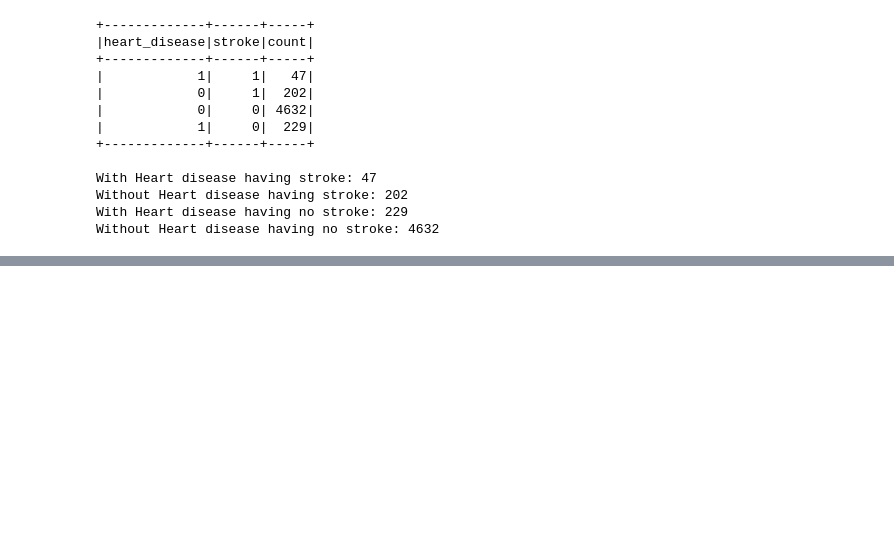
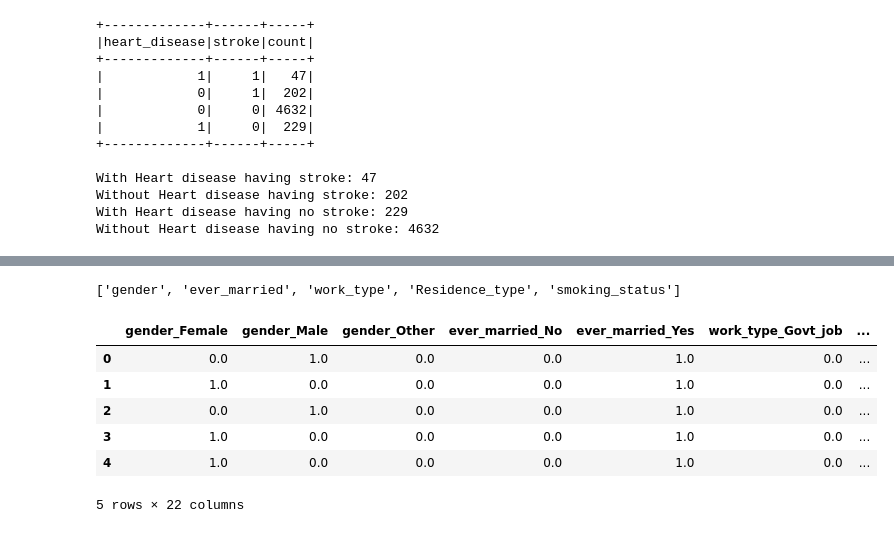
Before and after one commit to aishwaryakarki001/Stroke-Risk-Predictive-Analysis, a Jupyter notebook: stroke-risk-predictive-analysis.ipynb, the cells around one changed output, grey strips where cells are left out. Cells and saved outputs as stored; diff of their text form; code cells hidden in the pictures; blank space fills up the shorter version.

```diff
--- a/stroke-risk-predictive-analysis.ipynb
+++ b/stroke-risk-predictive-analysis.ipynb
@@ -289,0 +291,21 @@ plt.show()
+# %%
+number_of_risks = []
+
+for index, row in stroke_df.iterrows():
+    counter = 0
+    if row['avg_glucose_level'] >= 140:
+        counter += 1
+    if row['heart_disease'] == 1:
+        counter += 1
+    if row['hypertension'] == 1:
+        counter += 1
+    if row['smoking_status'] == 'smokes' or row['smoking_status'] == 'formerly smoked':
+        counter += 1
+    if row['bmi']>25:
+        counter += 1
+
+    number_of_risks.append(counter)
+
+stroke_df["number_of_risks"] = number_of_risks
+
+stroke_df.head()
@@ -289,0 +345,4 @@ plt.show()
+# %%
+list(stroke_df.dtypes[stroke_df.dtypes == "object"].index)
+# %% [output]
+['gender', 'ever_married', 'work_type', 'Residence_type', 'smoking_status']
@@ -289,0 +352,13 @@ plt.show()
+# %%
+encoded_df = pd.DataFrame(encoded_data, columns = encoder.get_feature_names_out(categorical_variables))
+
+# Display sample data
+encoded_df.head()
+# %% [output]
+|  | gender_Female | gender_Male | gender_Other | ever_married_No | ever_married_Yes | work_type_Govt_job | ... |
+| 0 | 0.0 | 1.0 | 0.0 | 0.0 | 1.0 | 0.0 | ... |
+| 1 | 1.0 | 0.0 | 0.0 | 0.0 | 1.0 | 0.0 | ... |
+| 2 | 0.0 | 1.0 | 0.0 | 0.0 | 1.0 | 0.0 | ... |
+| 3 | 1.0 | 0.0 | 0.0 | 0.0 | 1.0 | 0.0 | ... |
+| 4 | 1.0 | 0.0 | 0.0 | 0.0 | 1.0 | 0.0 | ... |
+5 rows × 22 columns
```
Also changed, not shown: parts of 29 cells of this notebook, 1 other file.
